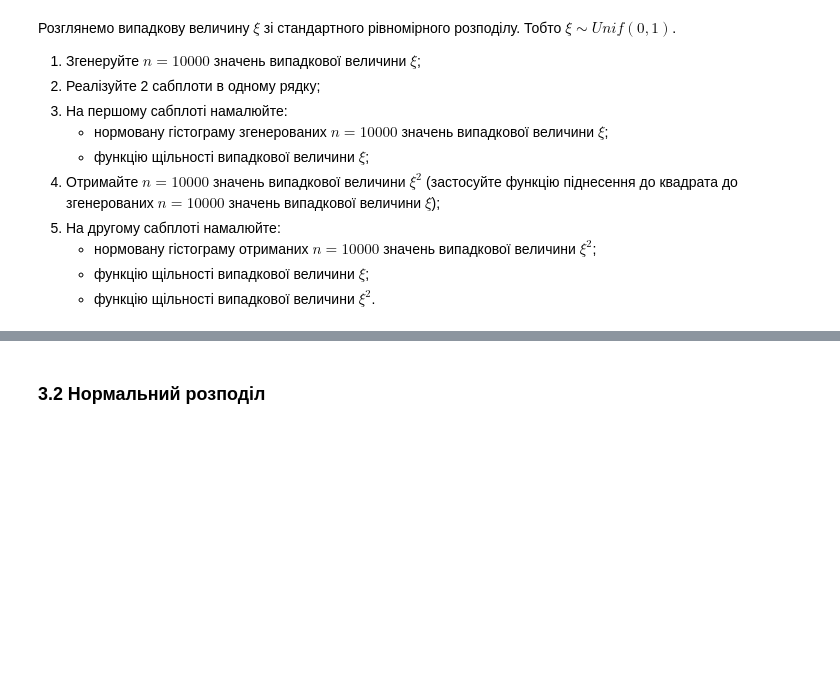
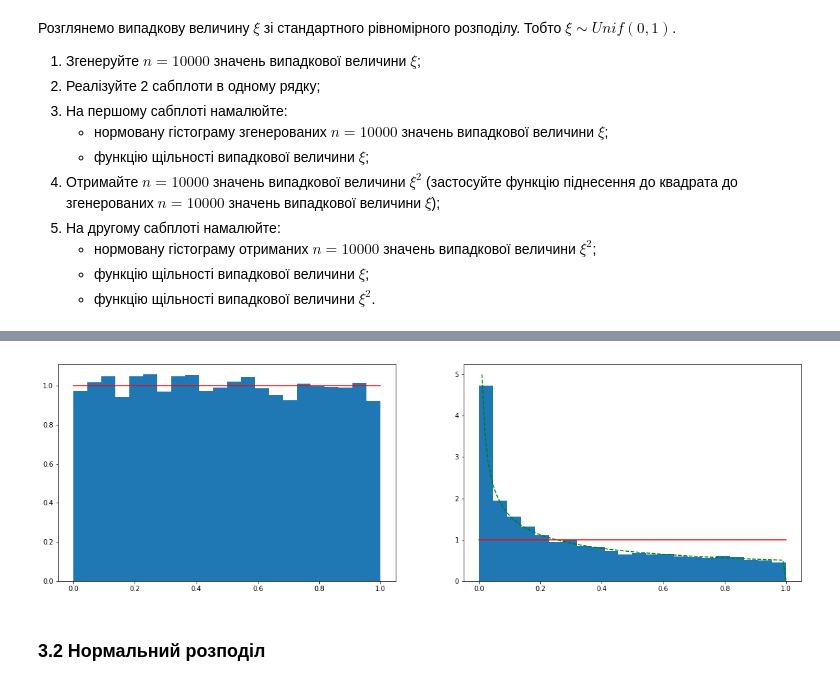
Before and after one commit to mikke-172/probability_homework7, a Jupyter notebook: Лабораторне заняття 7.ipynb, the cells around one changed output, grey strips where cells are left out. Cells and saved outputs as stored; diff of their text form; code cells hidden in the pictures; blank space fills up the shorter version.

```diff
--- a/Лабораторне заняття 7.ipynb
+++ b/Лабораторне заняття 7.ipynb
@@ -257,3 +299,21 @@ plt.show()
+# %%
+# Місце для Вашого коду
+xi=uniform(loc=0, scale=1)
+x=np.arange(0, 1+0.01, 0.01)
+y=xi.pdf(x)
+rvs=xi.rvs(10000)
+fig, axs=plt.subplots(1, 2, figsize=(20, 6))
+axs[0].hist(rvs, normed=True, bins='auto')#axs[0].hist(rvs, dencity=True, bins='auto')
+axs[0].plot(x, y, 'r')
+f_rvs=(rvs)**2
+def f(x):
+    return[0 if el<0 else 1/(2*np.sqrt(el))  if el<1 else 0 for el in x]
+axs[1].hist(f_rvs, normed=True, bins='auto')#axs[0].hist(rvs, dencity=True, bins='auto')
+axs[1].plot(x, y, 'r')
+axs[1].plot(x, f(x), 'g--')
+plt.show()
+# %% [output]
+[figure, added]
 # %% [markdown]
 ### 3.2 Нормальний розподіл
 # %% [markdown]
```
Also changed, not shown: parts of 12 cells of this notebook.
